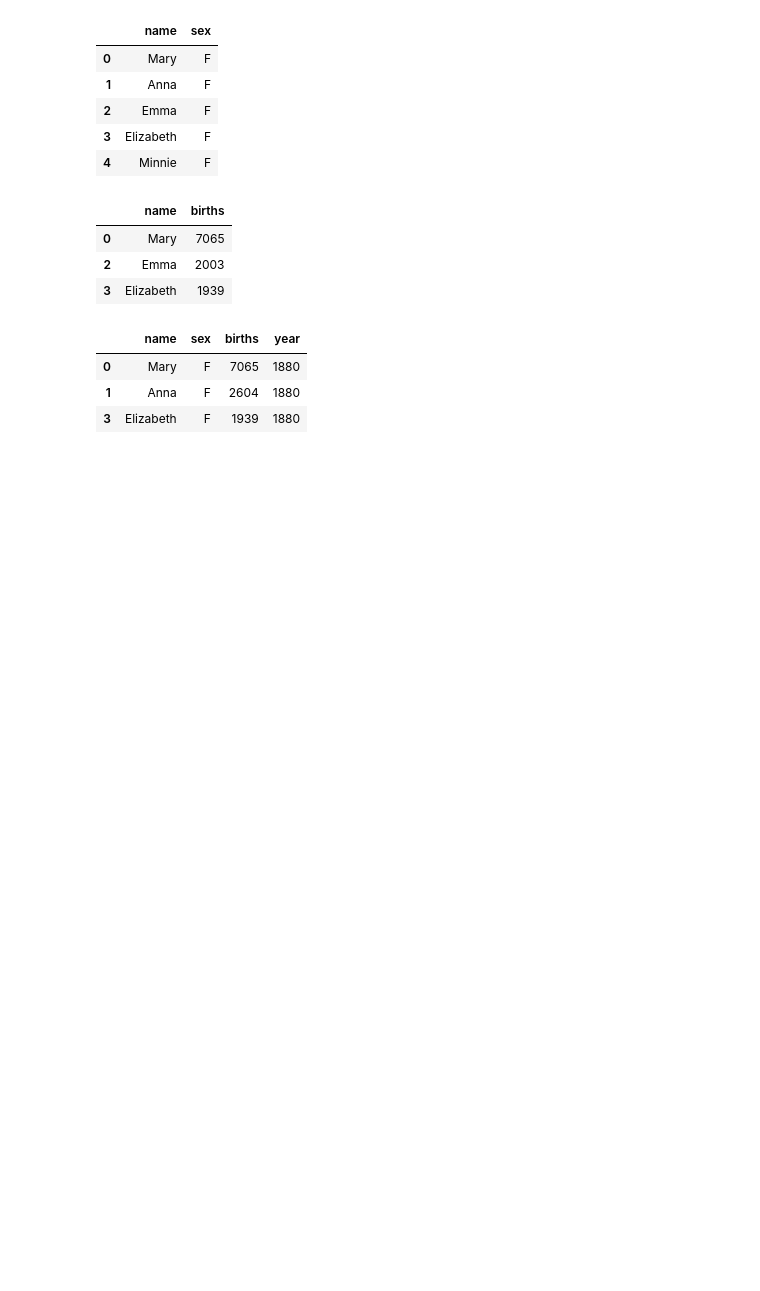
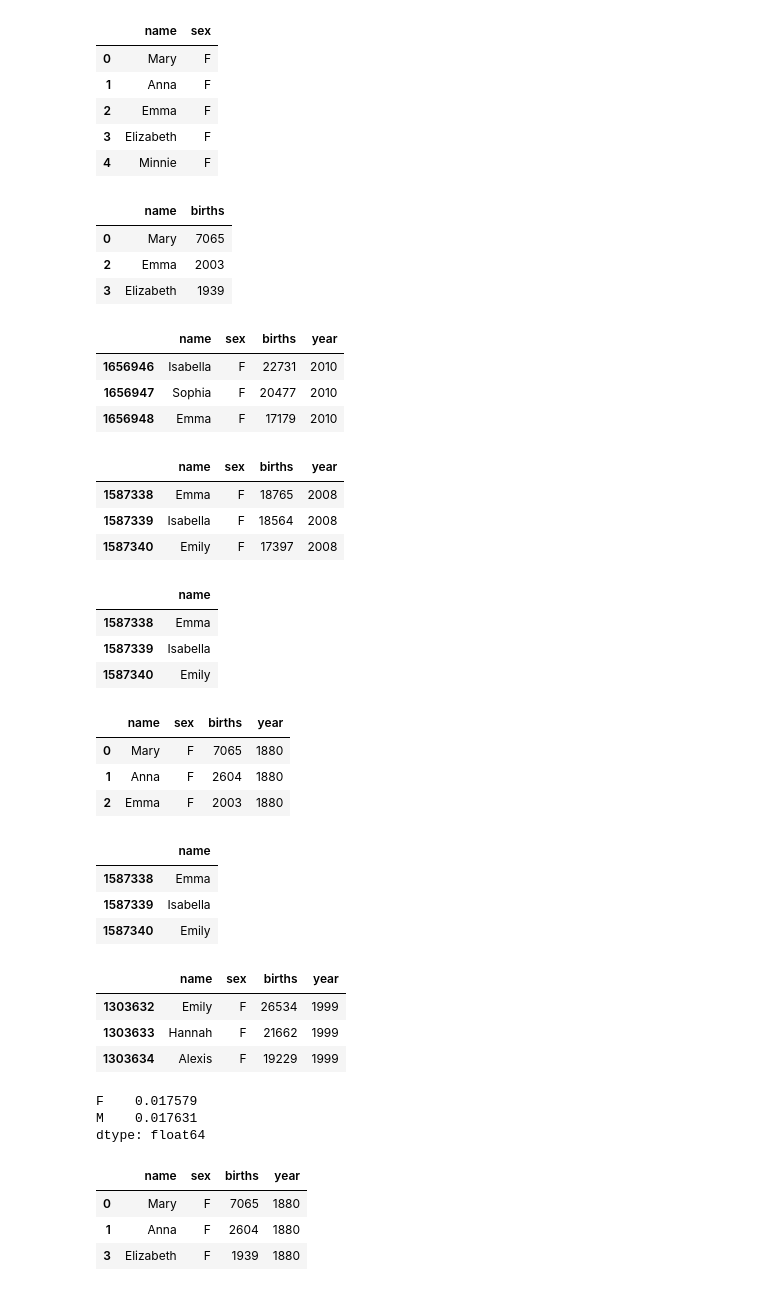
Before and after one commit to Databingo/Databingo, a Jupyter notebook: PandasPractice.ipynb, the cells around one changed output. Saved outputs shown, nothing was run; the diff lists cells and outputs as text; code cells hidden in the pictures; blank space fills up the shorter version.

```diff
--- a/PandasPractice.ipynb
+++ b/PandasPractice.ipynb
@@ -142,3 +147,61 @@ names.iloc[[0,2,3],[0,2]]
 | 0 | Mary | 7065 |
 | 2 | Emma | 2003 |
 | 3 | Elizabeth | 1939 |
+# %%
+#DataFrame筛选操作,注意列名是作为一个属性，没有带引号。
+names[names.year>2009].head(3)
+# %% [output]
+|  | name | sex | births | year |
+| 1656946 | Isabella | F | 22731 | 2010 |
+| 1656947 | Sophia | F | 20477 | 2010 |
+| 1656948 | Emma | F | 17179 | 2010 |
+# %%
+#与选择，主意圆括号括住&两边的两个条件。
+names[(names.year<=2009)&(names.year>2007)].head(3)
+# %% [output]
+|  | name | sex | births | year |
+| 1587338 | Emma | F | 18765 | 2008 |
+| 1587339 | Isabella | F | 18564 | 2008 |
+| 1587340 | Emily | F | 17397 | 2008 |
+# %%
+#用列选择且只返回指定的其他列。
+names.iloc[:,[0]][(names.year<=2009)&(names.year>2007)].head(3)
+# %% [output]
+|  | name |
+| 1587338 | Emma |
+| 1587339 | Isabella |
+| 1587340 | Emily |
+# %%
+# 或选择
+names[(names.year==2009)|(names.year<2007)].head(3)
+# %% [output]
+|  | name | sex | births | year |
+| 0 | Mary | F | 7065 | 1880 |
+| 1 | Anna | F | 2604 | 1880 |
+| 2 | Emma | F | 2003 | 1880 |
+# %%
+#用列选择且只返回指定的其他列。
+names.iloc[:,[0]][(names.year<=2009)&(names.year>2007)].head(3)
+# %% [output]
+|  | name |
+| 1587338 | Emma |
+| 1587339 | Isabella |
+| 1587340 | Emily |
+# %%
+#isin返回符合列表参数的数据帧。
+names[names['year'].isin([1999,2000])].head(3)
+# %% [output]
+|  | name | sex | births | year |
+| 1303632 | Emily | F | 26534 | 1999 |
+| 1303633 | Hannah | F | 21662 | 1999 |
+| 1303634 | Alexis | F | 19229 | 1999 |
+# %%
+#矩阵相除
+y = names[names.year==2000]['sex'].value_counts()
+x = names['sex'].value_counts()
+per = y/x
+per
+# %% [output]
+F    0.017579
+M    0.017631
+dtype: float64
```
Also changed, not shown: parts of 9 cells of this notebook.
